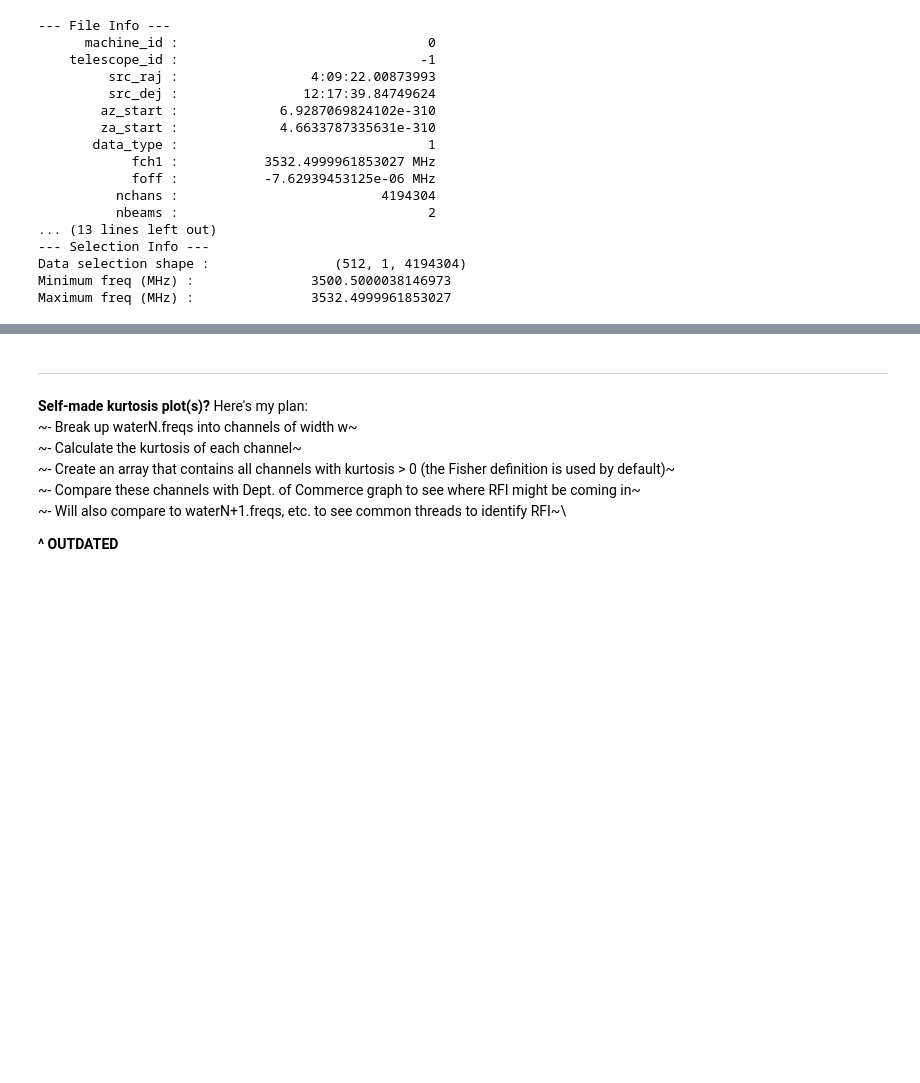
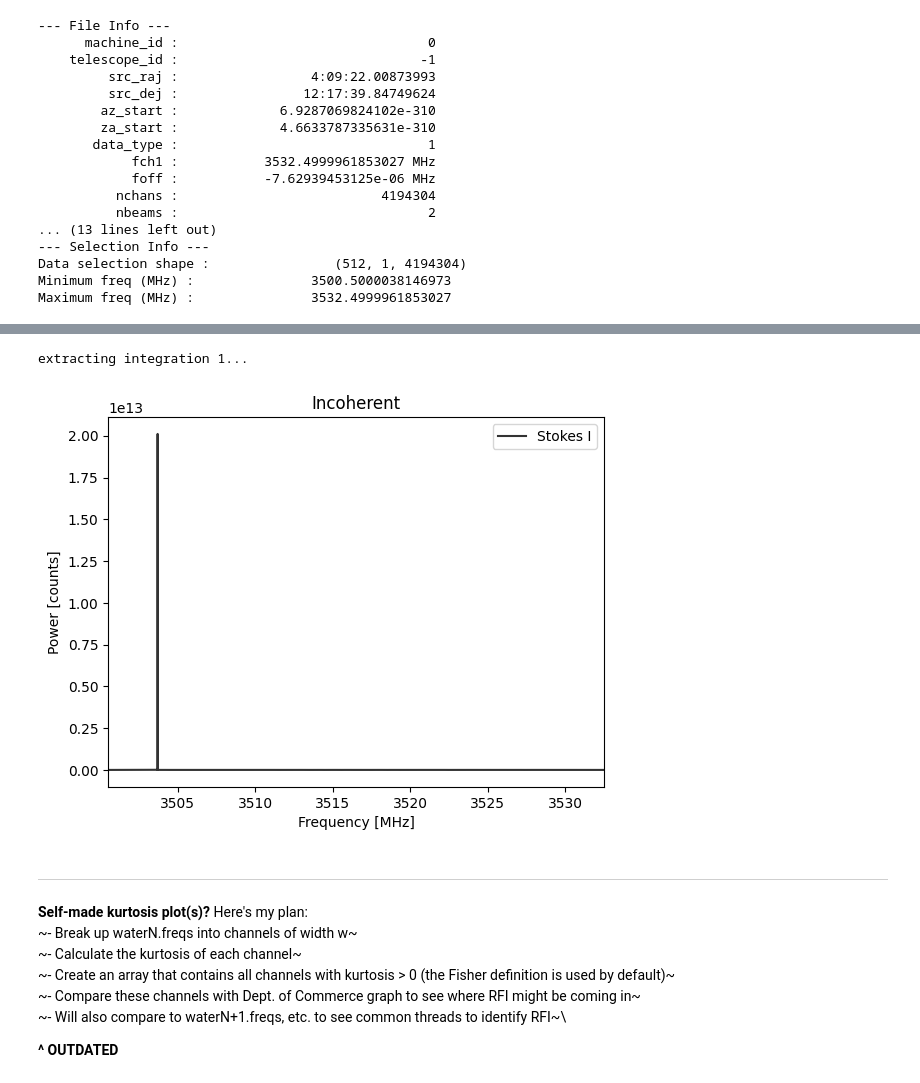
Before and after one commit to jareds-laf/playing-with-cosmic-data, a Jupyter notebook: filterbank/filterbank_kurtosis.ipynb, the cells around one changed output, grey strips where cells are left out. Cells and saved outputs as stored; diff of their text form; code cells hidden in the pictures; blank space fills up the shorter version.

```diff
--- a/filterbank/filterbank_kurtosis.ipynb
+++ b/filterbank/filterbank_kurtosis.ipynb
@@ -66,3 +120,8 @@ Maximum freq (MHz) :               3532.4999961853027
+# %%
+water0.plot_spectrum(t=1)
+# %% [output]
+extracting integration 1...
+[figure, added]
 # %% [markdown]
 ---
 **Self-made kurtosis plot(s)?** Here's my plan:\
```
Also changed, not shown: parts of 20 cells of this notebook.
